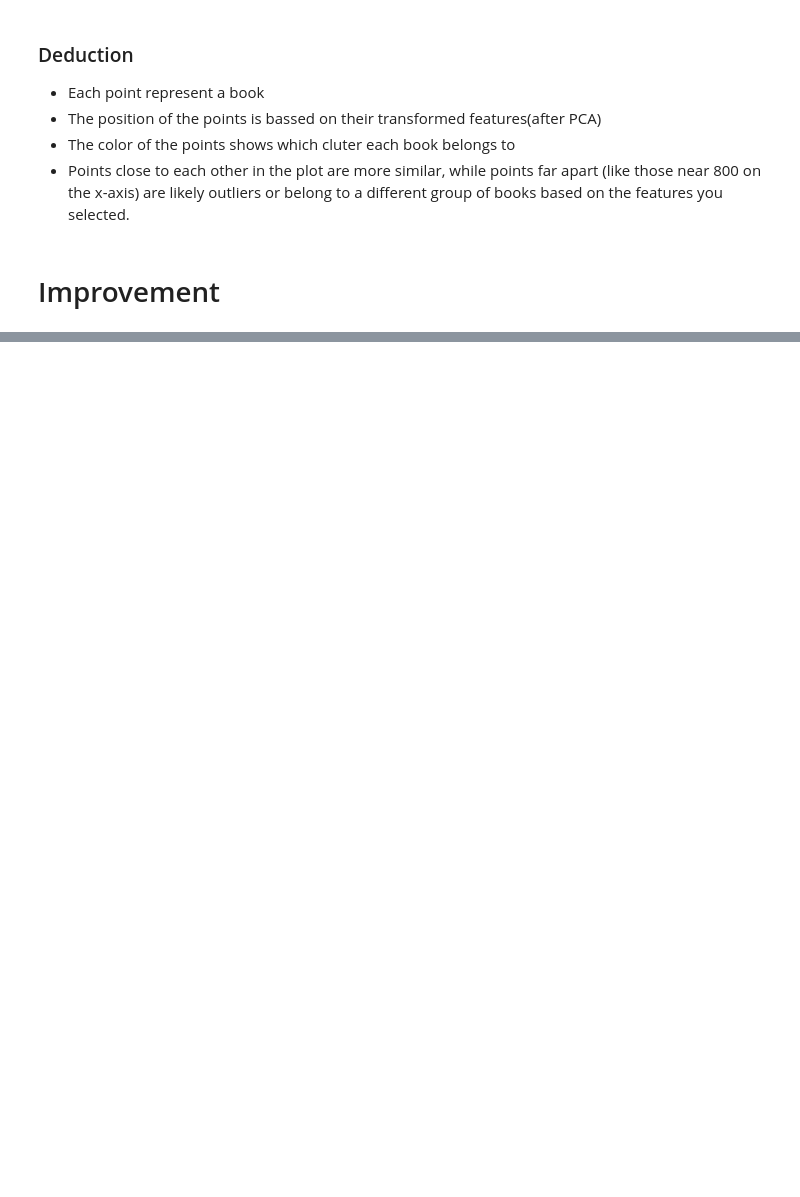
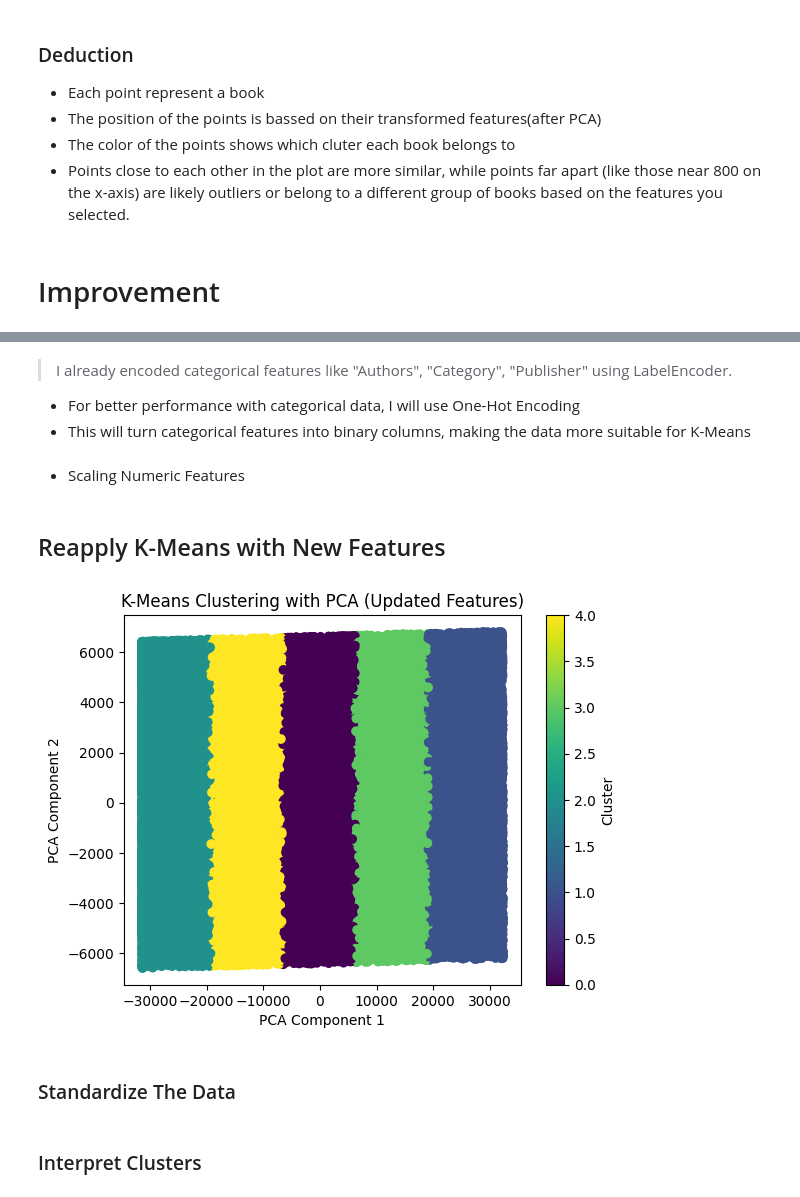
Before and after one commit to gulssumm/first_ML_project, a Jupyter notebook: ML_Project_Unsupervised.ipynb, the cells around one changed output, grey strips where cells are left out. Cells and saved outputs as stored; diff of their text form; code cells hidden in the pictures; blank space fills up the shorter version.

```diff
--- a/ML_Project_Unsupervised.ipynb
+++ b/ML_Project_Unsupervised.ipynb
@@ -289,0 +296,51 @@ Name: Category, dtype: int64
+# %% [markdown]
+> I already encoded categorical features like "Authors", "Category", "Publisher" using LabelEncoder.
+
+* For better performance with categorical data, I will use One-Hot Encoding
+* This will turn categorical features into binary columns, making the data more suitable for K-Means
+# %%
+# One-Hot Encoding for categorical features (like Category)
+one_hot_encoded_features = pd.get_dummies(df[['Category', 'Authors', 'Publisher']])
+
+# Combine the encoded categorical features with the TF-IDF vectors and price
+features = pd.concat([pd.DataFrame(description_vectors.toarray()),
+                      df[['Price']].fillna(0),
+                      one_hot_encoded_features], axis=1)
+# %% [markdown]
+* Scaling Numeric Features
+# %%
+from sklearn.preprocessing import StandardScaler
+
+# Scale the price feature
+scaler = StandardScaler()
+df['Price_Scaled'] = scaler.fit_transform(df[['Price']].fillna(0))
+
+# Combine scaled price with other features
+features = pd.concat([pd.DataFrame(description_vectors.toarray()),
+                      df[['Price_Scaled']],
+                      one_hot_encoded_features], axis=1)
+# %% [markdown]
+## Reapply K-Means with New Features
+# %%
+# Convert all column names in 'features' to strings
+features.columns = features.columns.astype(str)
+
+# Reapply K-Means with the new set of features
+kmeans = KMeans(n_clusters=5)
+clusters = kmeans.fit_predict(features)
+
+# Add the new clusters to the dataframe
+df['Cluster'] = clusters
+
+# Visualize the clusters again using PCA (or other methods)
+reduced_features = pca.fit_transform(features)
+plt.scatter(reduced_features[:, 0], reduced_features[:, 1], c=clusters, cmap='viridis')
+plt.title('K-Means Clustering with PCA (Updated Features)')
+plt.xlabel('PCA Component 1')
+plt.ylabel('PCA Component 2')
+plt.colorbar(label='Cluster')
+plt.show()
+# %% [output]
+[figure, added]
+# %% [markdown]
+### Standardize The Data
@@ -289,0 +356,2 @@ Name: Category, dtype: int64
+# %% [markdown]
+### Interpret Clusters
```
Also changed, not shown: parts of 9 cells of this notebook.
